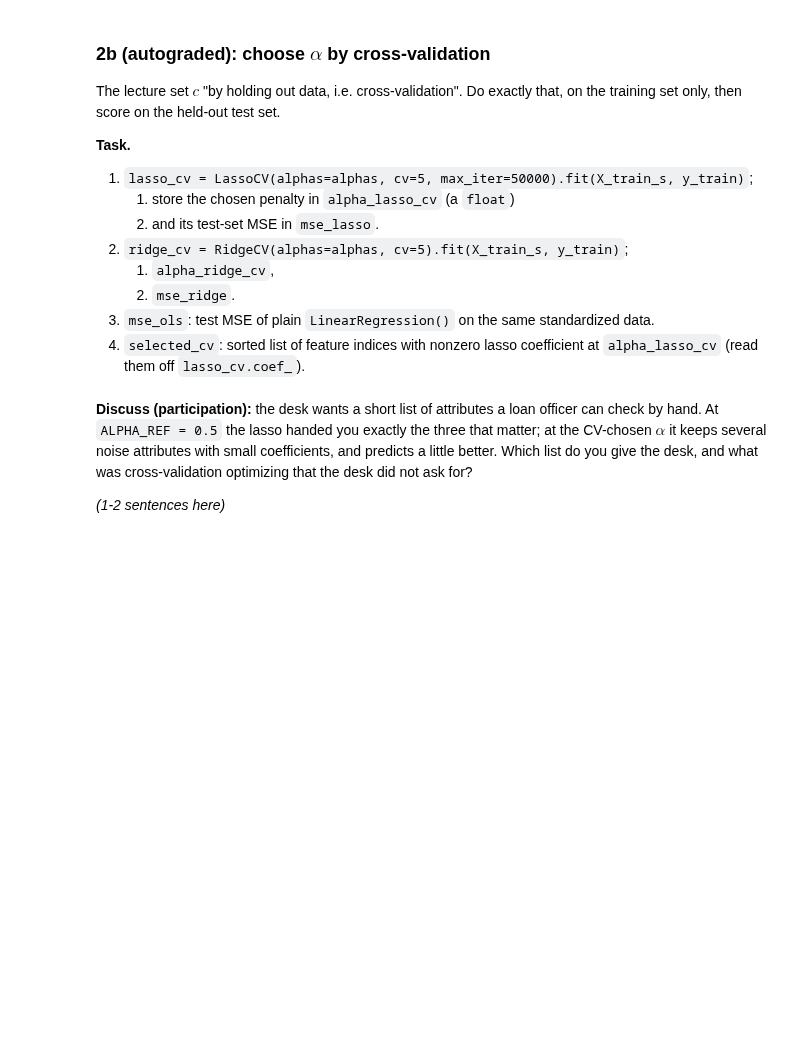
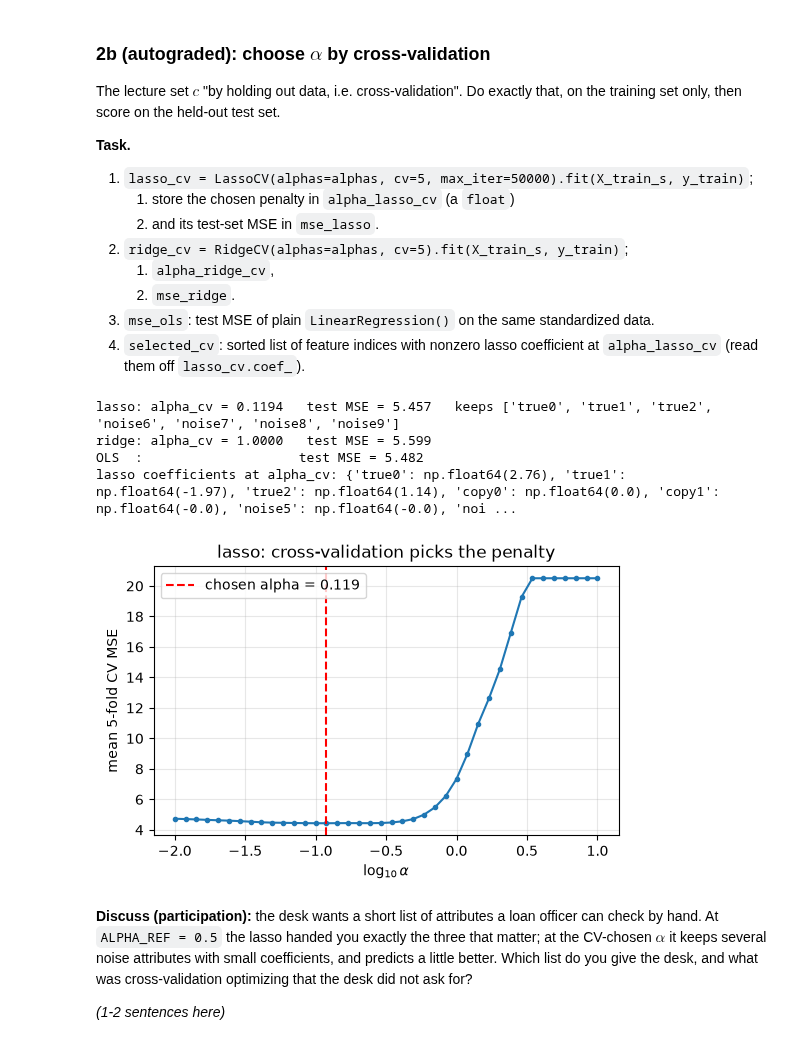
Before and after one commit to KNhae/DS701-Materials-FA26, a Jupyter notebook: class_activity_notebooks/11B-InClass-Exercise-Regularization-A1/11B-InClass-Exercise-Regularization-A1.ipynb, the cells around one changed output. Cells and saved outputs as stored; diff of their text form; code cells hidden in the pictures; blank space fills up the shorter version.

```diff
--- a/class_activity_notebooks/11B-InClass-Exercise-Regularization-A1/11B-InClass-Exercise-Regularization-A1.ipynb
+++ b/class_activity_notebooks/11B-InClass-Exercise-Regularization-A1/11B-InClass-Exercise-Regularization-A1.ipynb
@@ -248,10 +283,12 @@ ALPHA_REF = 0.5
 # Uncomment if you want to see the alphas used in the path calculations.
 # print("alphas:", np.round(alphas, 3))
 
-ridge_path = ...
-lasso_path = ...
-n_nonzero_lasso = ...
-selected_at_ref = ...
+ridge_path = np.array([Ridge(alpha=a).fit(X_train_s, y_train).coef_ for a in alphas])
+lasso_path = np.array([Lasso(alpha=a, max_iter=50000).fit(X_train_s, y_train).coef_ for a in alphas])
+n_nonzero_lasso = (np.abs(lasso_path) > 1e-8).sum(axis=1)
+
+lasso_ref = Lasso(alpha=ALPHA_REF, max_iter=50000).fit(X_train_s, y_train)
+selected_at_ref = np.flatnonzero(np.abs(lasso_ref.coef_) > 1e-8).tolist()
 
 print("lasso: features still nonzero at alpha =", ALPHA_REF, "->", [FEATURES[i] for i in selected_at_ref])
 print("number of nonzero lasso coefficients along the path:", n_nonzero_lasso.tolist())
@@ -294,26 +338,32 @@ training set only, then score on the held-out test set.
 4. `selected_cv`: sorted list of feature indices with nonzero lasso coefficient at `alpha_lasso_cv`
    (read them off `lasso_cv.coef_`).
 # %%
-lasso_cv = ...
-alpha_lasso_cv = ...
-mse_lasso = ...
-ridge_cv = ...
-alpha_ridge_cv = ...
-mse_ridge = ...
-mse_ols = ...
-selected_cv = ...
+lasso_cv = LassoCV(alphas=alphas, cv=5, max_iter=50000).fit(X_train_s, y_train)
+alpha_lasso_cv = float(lasso_cv.alpha_)
+mse_lasso = mean_squared_error(y_test, lasso_cv.predict(X_test_s))
+ridge_cv = RidgeCV(alphas=alphas, cv=5).fit(X_train_s, y_train)
+alpha_ridge_cv = float(ridge_cv.alpha_)
+mse_ridge = mean_squared_error(y_test, ridge_cv.predict(X_test_s))
+mse_ols = mean_squared_error(y_test, LinearRegression().fit(X_train_s, y_train).predict(X_test_s))
+selected_cv = np.flatnonzero(np.abs(lasso_cv.coef_) > 1e-8).tolist()
 
 print(f"lasso: alpha_cv = {alpha_lasso_cv:.4f}   test MSE = {mse_lasso:.3f}   keeps {[FEATURES[i] for i in selected_cv]}")
 print(f"ridge: alpha_cv = {alpha_ridge_cv:.4f}   test MSE = {mse_ridge:.3f}")
 print(f"OLS  :                    test MSE = {mse_ols:.3f}")
 print("lasso coefficients at alpha_cv:", dict(zip(FEATURES, np.round(lasso_cv.coef_, 2))))
 
 # CV curve: mean held-out MSE per alpha (LassoCV stores it, alphas descending)
 plt.figure(figsize=(6, 3.5))
 plt.plot(np.log10(lasso_cv.alphas_), lasso_cv.mse_path_.mean(axis=1), "o-", ms=3)
 plt.axvline(np.log10(alpha_lasso_cv), color="red", ls="--", label=f"chosen alpha = {alpha_lasso_cv:.3f}")
 plt.xlabel(r"$\log_{10}\alpha$"); plt.ylabel("mean 5-fold CV MSE"); plt.legend(); plt.grid(alpha=0.3)
 plt.title("lasso: cross-validation picks the penalty"); plt.show()
+# %% [output]
+lasso: alpha_cv = 0.1194   test MSE = 5.457   keeps ['true0', 'true1', 'true2', 'noise6', 'noise7', 'noise8', 'noise9']
+ridge: alpha_cv = 1.0000   test MSE = 5.599
+OLS  :                    test MSE = 5.482
+lasso coefficients at alpha_cv: {'true0': np.float64(2.76), 'true1': np.float64(-1.97), 'true2': np.float64(1.14), 'copy0': np.float64(0.0), 'copy1': np.float64(-0.0), 'noise5': np.float64(-0.0), 'noi ...
+[figure, added]
 # %% [markdown]
 **Discuss (participation):** the desk wants a short list of attributes a loan officer can
 check by hand. At `ALPHA_REF = 0.5` the lasso handed you exactly the three that matter; at the
```
Also changed, not shown: parts of 12 cells of this notebook.
